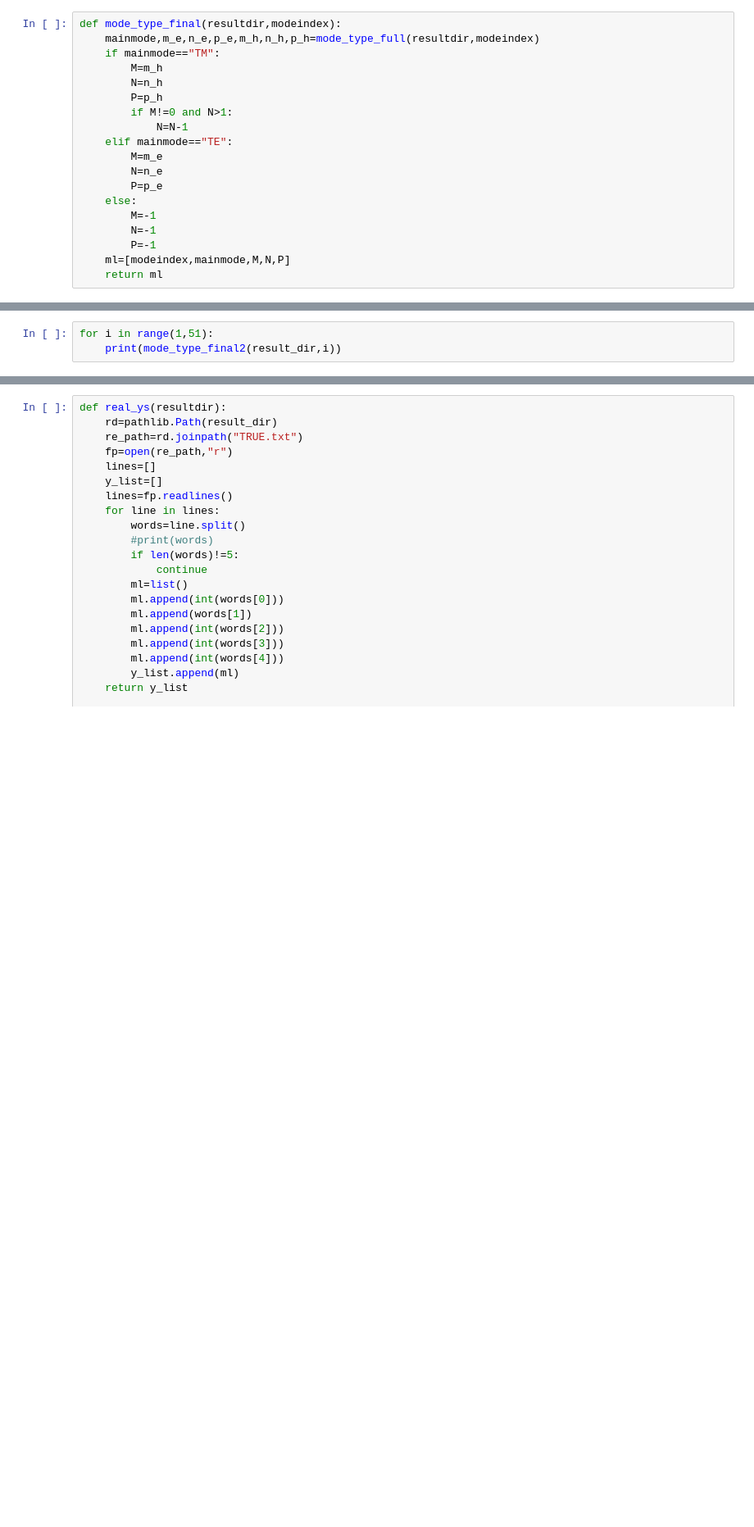
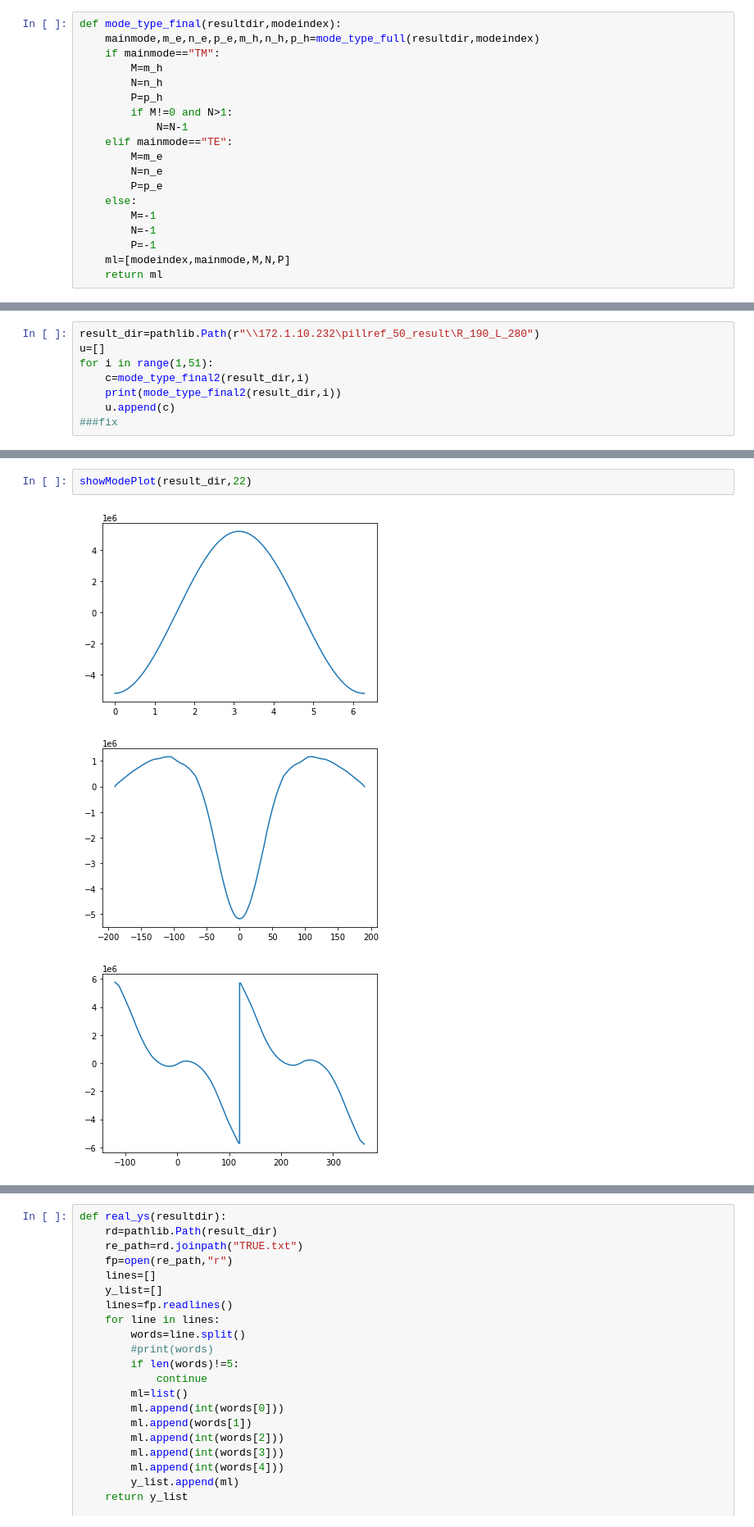
Before and after one commit to wzmsykk/cst_tools, a Jupyter notebook: utils/mode_base.ipynb, the cells around one changed output, grey strips where cells are left out. Shown at 82% size. Saved outputs shown, nothing was run; the diff lists cells and outputs as text; blank space fills up the shorter version.

```diff
--- a/utils/mode_base.ipynb
+++ b/utils/mode_base.ipynb
@@ -349,4 +550,9 @@ def mode_type_final2(resultdir,modeindex):
 # %%
+result_dir=pathlib.Path(r"\\172.1.10.232\pillref_50_result\R_190_L_280")
+u=[]
 for i in range(1,51):
+    c=mode_type_final2(result_dir,i)
     print(mode_type_final2(result_dir,i))
+    u.append(c)
+###fix
 # %% [output]
@@ -369,0 +615,6 @@ for i in range(1,51):
+# %%
+showModePlot(result_dir,22)
+# %% [output]
+[figure, added]
+[figure, added]
+[figure, added]
```
Also changed, not shown: parts of 15 cells of this notebook, 24 other files.
